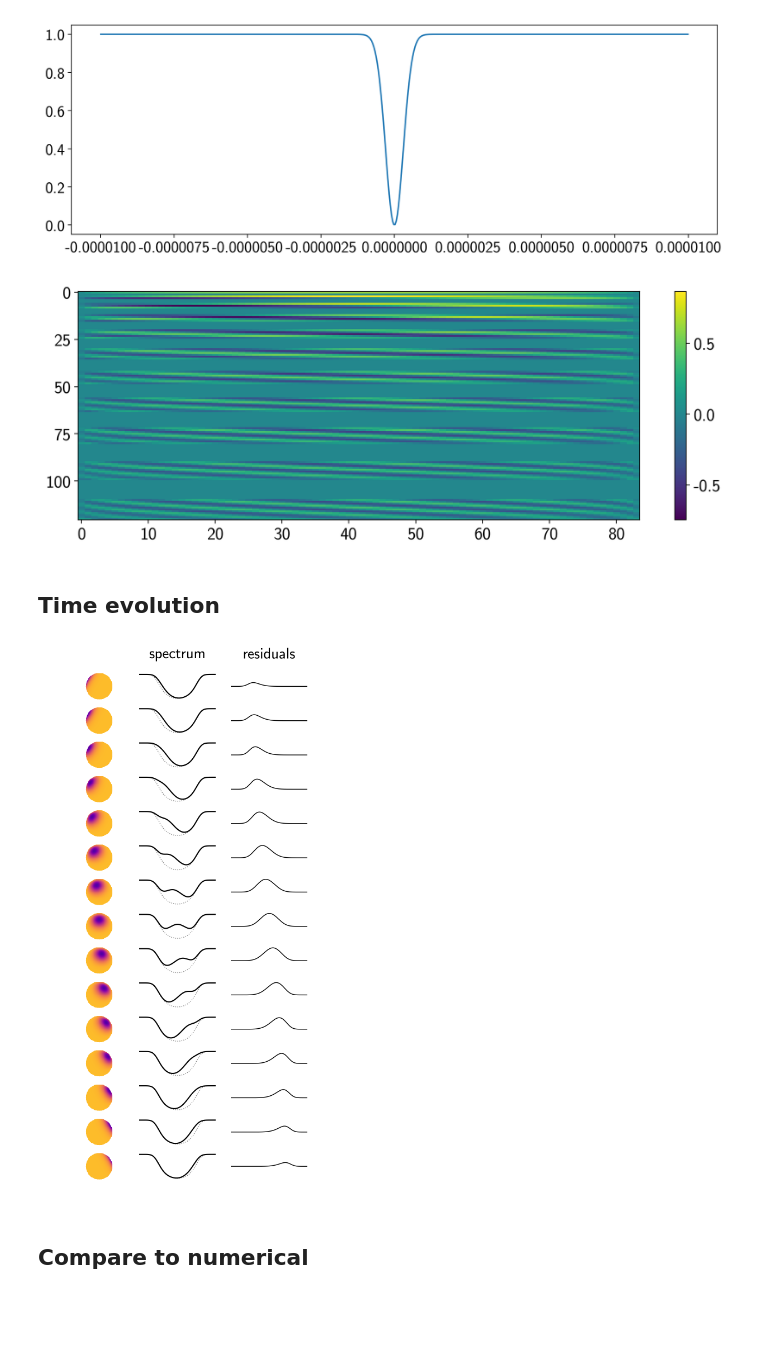
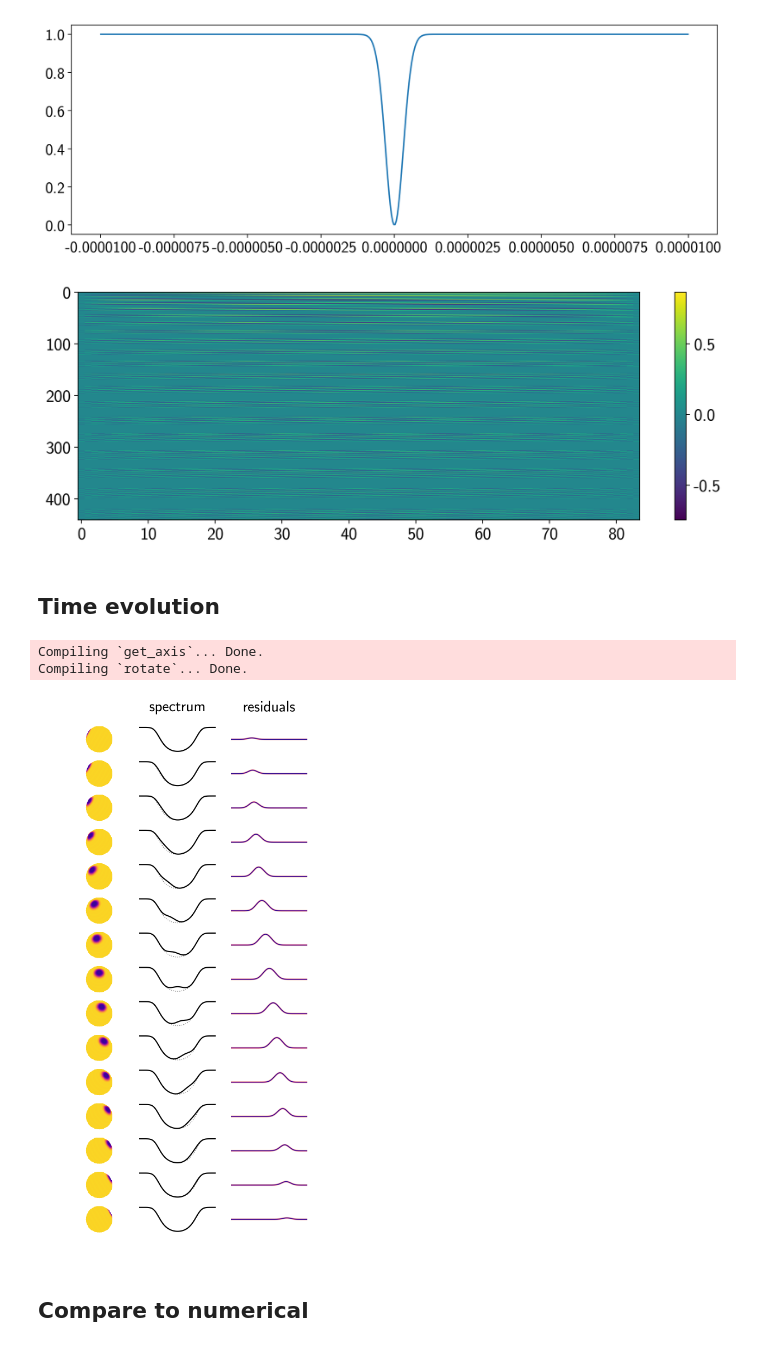
Before and after one commit to rodluger/paparazzi, a Jupyter notebook: tex/proofs/RigidRotator.ipynb, the cells around one changed output. Drawn from its saved outputs; the diff is of its cells as text; code cells hidden in the pictures; blank space fills up the shorter version.

```diff
--- a/tex/proofs/RigidRotator.ipynb
+++ b/tex/proofs/RigidRotator.ipynb
@@ -8,7 +21,7 @@ from scipy.signal import convolve
 c = 3.00e8 # m /s
 # %%
 # Degree of the Ylm expansion
-lmax = 10
+lmax = 20
 N = (lmax + 1) ** 2
 # %%
 # Grab the `A1` matrix from `starry`
@@ -91,0 +89,11 @@ Compiling `render`... Done.
+# %%
+# Compute the Ylm expansion of a Gaussian spot
+map.reset()
+map.add_spot(amp=-0.1, sigma=0.05, lat=30)
+ylm = np.array(map.y)
+
+# Check that the specific intensity is positive everywhere
+assert np.nanmin(map.render()) > 0
+
+# Show the star
+map.show(theta=np.linspace(0, 360, 50))
@@ -106,30 +117,30 @@ plt.plot(xi[obs], a0[obs]);
 # %% [output]
 [figure]
 # %%
-wsini = -5.0e2
-maxalpha = np.log(1 - wsini / c)
+wsini = 5.0e2
+maxalpha = np.log(1 + wsini / c)
 tau = xi[(xi >= -maxalpha) & (xi <= maxalpha)]
-G = g(tau, wsini)
+# NOTE: In starry, the z axis points *toward* the observer!
+G = g(tau, -wsini)
 # %%
 plt.imshow(G.T, aspect='auto')
 plt.colorbar();
 # %% [output]
-[figure, old version]
+[figure, new version]
 # %% [markdown]
 ## Time evolution
 # %%
 # Get vmin, vmax
-map[1:, :] = alm[1:]
+map[1:, :] = ylm[1:]
 img = map.render()
 vmin = np.nanmin(img)
 vmax = np.nanmax(img)
 rng = vmax - vmin
-vmin -= 0.2 * rng
-vmax += 0.2 * rng
+vmin -= 0.1 * rng
+vmax += 0.1 * rng
 
-# Compute the spectrum when
-# the spot is on the backside
-# for reference
+# Compute the spectrum when the spot is on
+# the backside for reference
 map.rotate(180)
 a = np.dot(map.y.reshape(-1, 1), a0.reshape(1, -1))
 S0 = np.zeros_like(xi)
@@ -142,42 +153,51 @@ nt = 15
 theta = np.linspace(-90, 90, nt)
 fig, ax = plt.subplots(nt, 3, figsize=(6, 12))
 fig.subplots_adjust(hspace=0.3)
+cmap = plt.get_cmap("plasma")
 
 for t in range(nt):
     # Rotate & compute spectrum
-    map[1:, :] = alm[1:]
+    map[1:, :] = ylm[1:]
     map.rotate(theta[t])
     a = np.dot(map.y.reshape(-1, 1), a0.reshape(1, -1))
     S = np.zeros_like(xi)
     for n in range(N):
         S += convolve(a[n], G[:, n], mode="same")
     S -= S[obs][0]
 
     # Plot spectrum
     ax[t, 1].plot(xi[obs], S0[obs], "k:", lw=1, alpha=0.5)
     ax[t, 1].plot(xi[obs], S[obs], "k-")
     ax[t, 1].set_xlim(-0.000003, 0.000003)
     ax[t, 1].axis('off');
 
     # Plot residuals
-    ax[t, 2].plot(xi[obs], S[obs] - S0[obs], "k-", lw=1)
+    color = [cmap(x) for x in np.linspace(0.75, 0.0, 5)]
+    lw = np.linspace(2.5, 0.5, 5)
+    alpha = np.linspace(0.25, 1, 5)
+    for i in range(5):
+        ax[t, 2].plot(xi[obs], S[obs] - S0[obs], ls="-",
+                      lw=lw[i], color=color[i], alpha=alpha[i])
+
     ax[t, 2].set_xlim(-0.000003, 0.000003)
     ax[t, 2].axis('off');
-    ax[t, 2].set_ylim(-8.0, 8.0)
+    ax[t, 2].set_ylim(-2.8, 2.8)
 
     # Plot current stellar image
     img = map.render(res=100)[:, :, 0]
     ax[t, 0].imshow(img, origin="lower",
                     extent=(-1, 1, -1, 1),
-                    cmap="plasma", vmin=vmin,
+                    cmap=cmap, vmin=vmin,
                     vmax=vmax)
     ax[t, 0].set_xlim(-3, 1)
     ax[t, 0].set_ylim(-1, 1)
     ax[t, 0].axis('off');
 
 ax[0, 1].set_title("spectrum", y=1.4);
 ax[0, 2].set_title("residuals", y=1.4);
 # %% [output]
+Compiling `get_axis`... Done.
+Compiling `rotate`... Done.
-[figure, old version]
+[figure, new version]
 # %% [markdown]
 ## Compare to numerical
```
Also changed, not shown: parts of 20 cells of this notebook, 10 other files.
